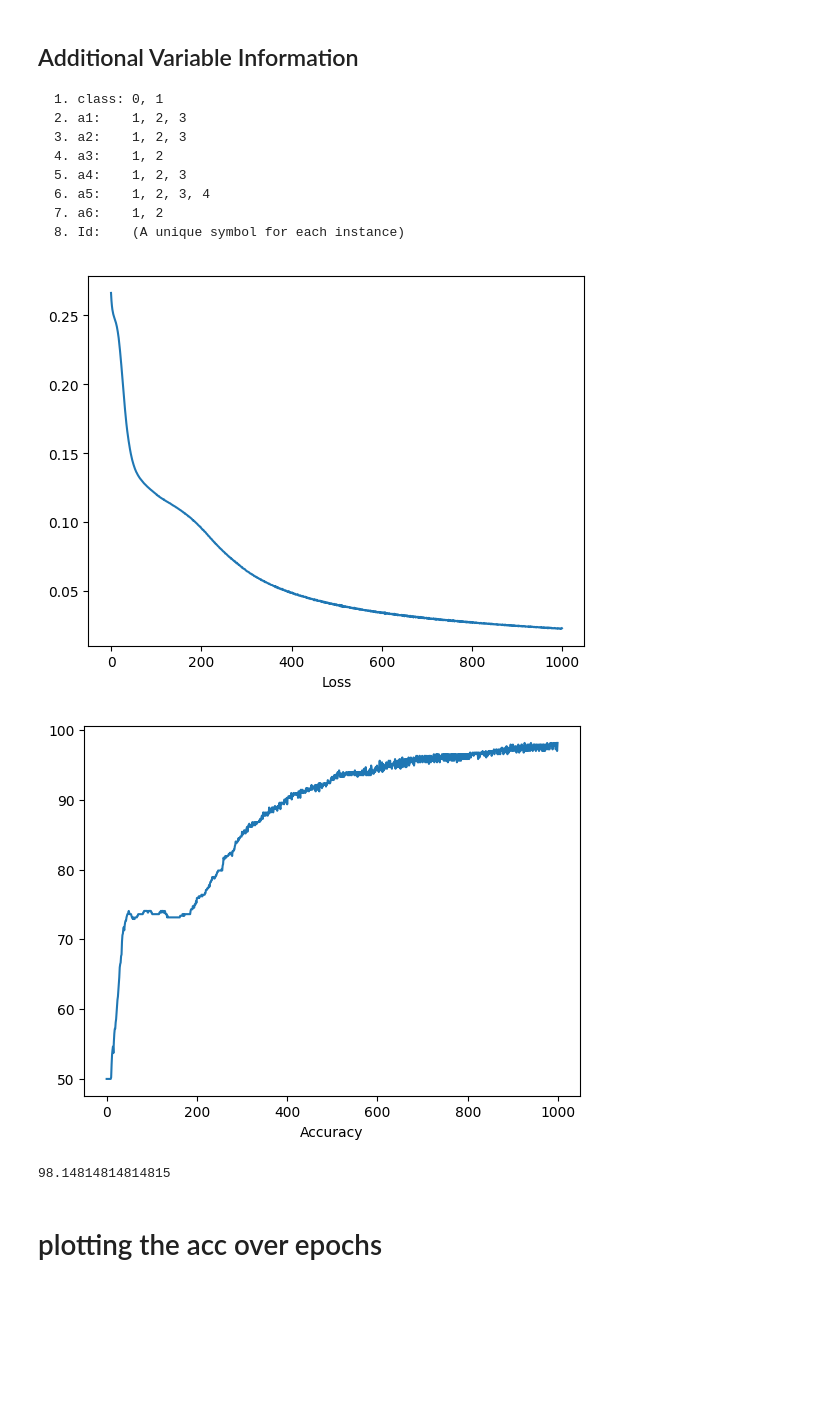
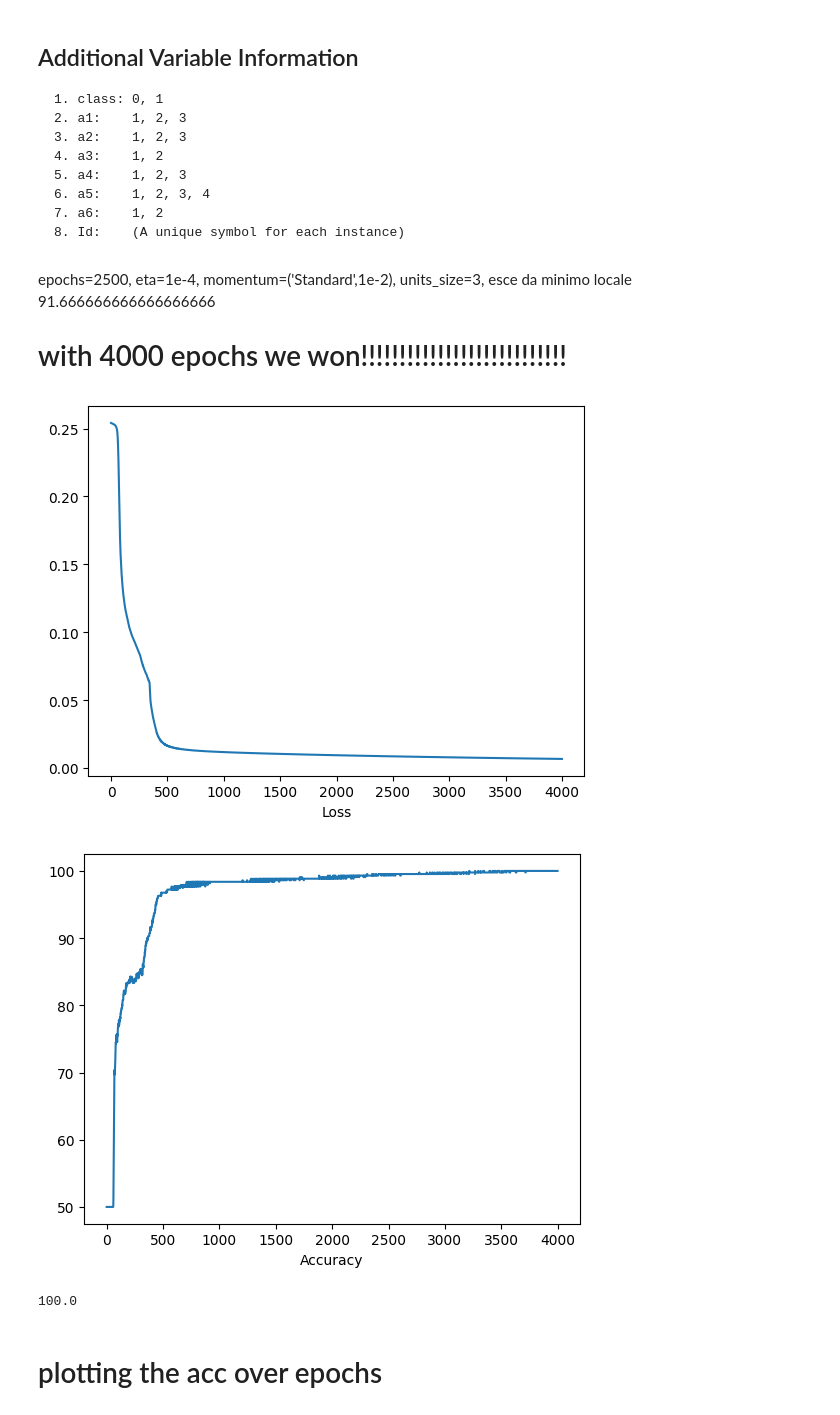
Before and after one commit to Slocon00/ML-project, a Jupyter notebook: test_monk.ipynb, the cells around one changed output. Cells and saved outputs as stored; diff of their text form; code cells hidden in the pictures; blank space fills up the shorter version.

Commit message:
thought about momentum.... we won!!!!!!

```diff
--- a/test_monk.ipynb
+++ b/test_monk.ipynb
@@ -42,35 +45,39 @@ net = Network(MSE(1))
 
 net.add_layer(
     input_size=len(X_train[0]),
-    units_size=5,
-    starting=Fan_in(),
-    regularizer=L2(lambda_=10e-5),
+    units_size=3,
+    starting=Range_random(),
+    #regularizer=L2(lambda_=10e-5),
     activation=ReLU(),
-    #momentum=('Nesterov',1e-2)
+    momentum=('Standard',1e-2)
 )
 net.add_layer(
-    input_size=5,
+    input_size=3,
     units_size=1,
     starting=Range_random(),
     activation=Sigmoid(),
-    #momentum=('Nesterov',1e-2)
+    momentum=('Standard',1e-2)
 )
+# %% [markdown]
+ epochs=2500, eta=1e-4, momentum=('Standard',1e-2), units_size=3,  esce da minimo locale 91.666666666666666666
+
+# with 4000 epochs we won!!!!!!!!!!!!!!!!!!!!!!!!!!!
 # %%
-losses, accuracies = net.train(X_train=X_train, y_train=y_train, X_test=X_test, y_test=y_test, epochs=1000, eta=1e-2)
+losses, accuracies = net.train(X_train=X_train, y_train=y_train, X_test=X_test, y_test=y_test, epochs=4000, eta=1e-4)
 
 plt.plot(losses)
 plt.xlabel('Loss')
 plt.show()
 
 plt.plot(accuracies)
 plt.xlabel('Accuracy')
 plt.show()
 
 print(accuracies[-1])
 # %% [output]
-[figure, old version]
+[figure, new version]
-[figure, old version]
+[figure, new version]
-98.14814814814815
+100.0
 # %% [markdown]
 # plotting the acc over epochs
 # %%
```
Also changed, not shown: parts of 2 cells of this notebook, 1 other file.
